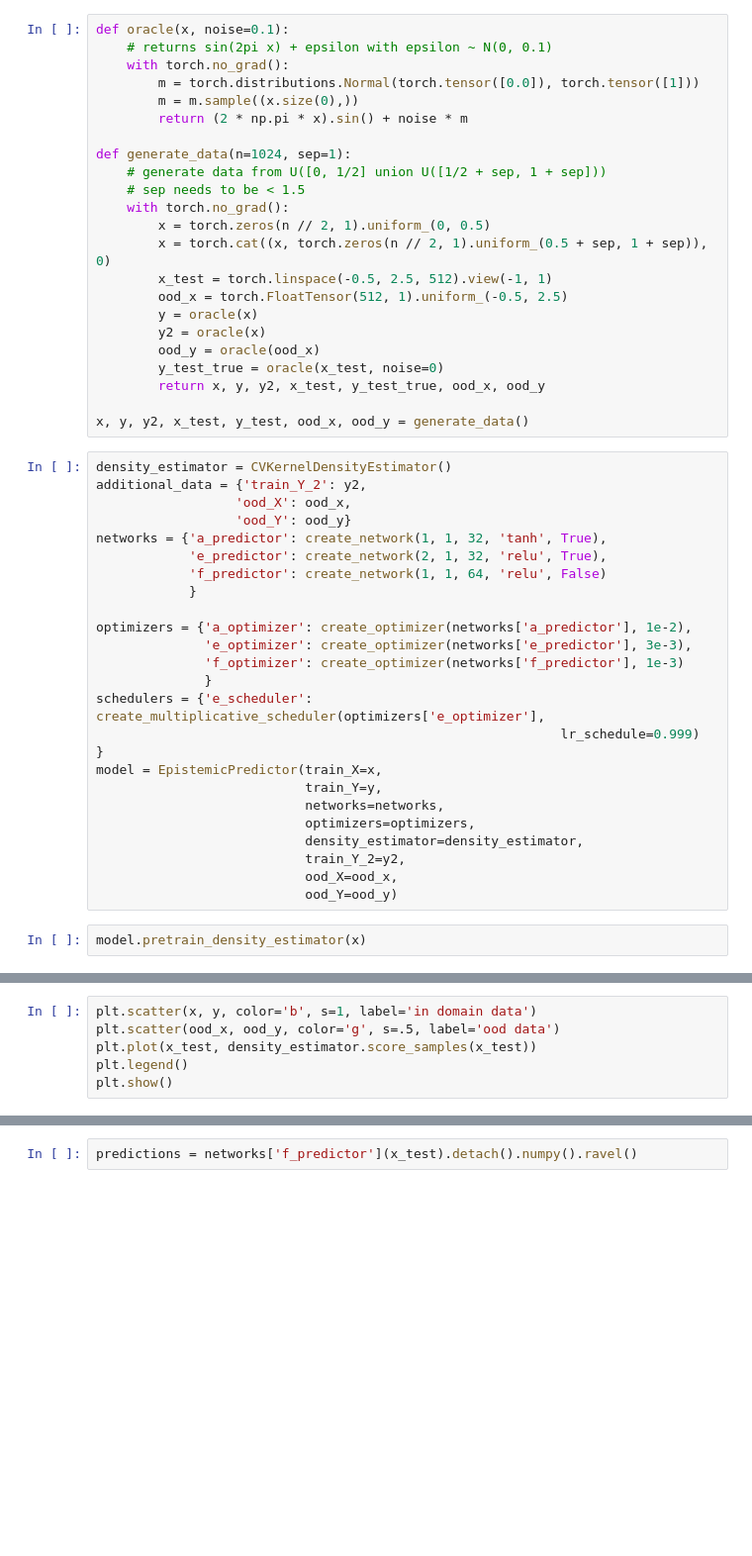
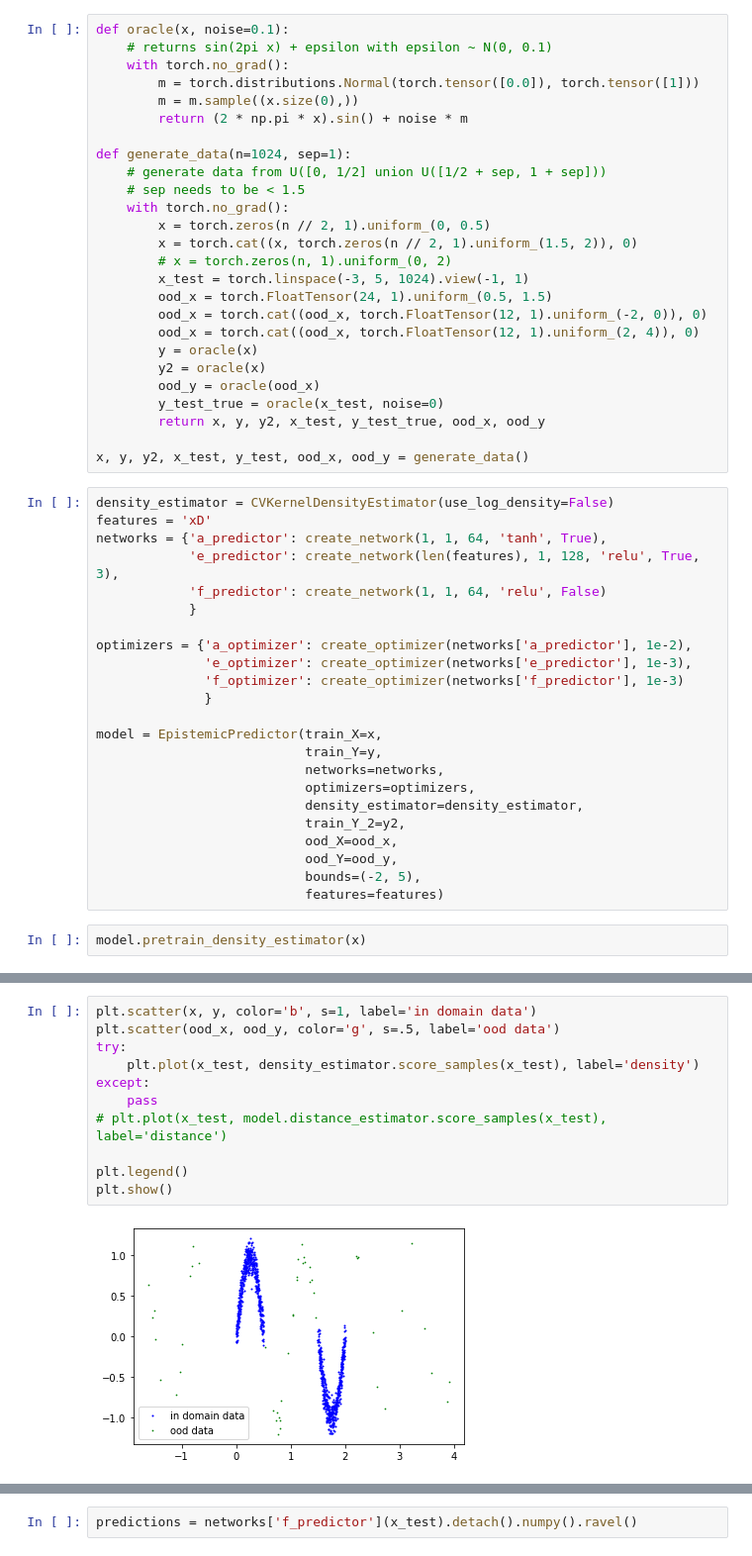
Before and after one commit to MJ10/DEUP, a Jupyter notebook: notebooks/uncertainty_estimation.ipynb, the cells around one changed output, grey strips where cells are left out. Shown at 99% size. Cells and saved outputs as stored; diff of their text form; blank space fills up the shorter version.

```diff
--- a/notebooks/uncertainty_estimation.ipynb
+++ b/notebooks/uncertainty_estimation.ipynb
@@ -20,9 +26,12 @@ def generate_data(n=1024, sep=1):
     # sep needs to be < 1.5
     with torch.no_grad():
         x = torch.zeros(n // 2, 1).uniform_(0, 0.5)
-        x = torch.cat((x, torch.zeros(n // 2, 1).uniform_(0.5 + sep, 1 + sep)), 0)
-        x_test = torch.linspace(-0.5, 2.5, 512).view(-1, 1)
-        ood_x = torch.FloatTensor(512, 1).uniform_(-0.5, 2.5)
+        x = torch.cat((x, torch.zeros(n // 2, 1).uniform_(1.5, 2)), 0)
+        # x = torch.zeros(n, 1).uniform_(0, 2)
+        x_test = torch.linspace(-3, 5, 1024).view(-1, 1)
+        ood_x = torch.FloatTensor(24, 1).uniform_(0.5, 1.5)
+        ood_x = torch.cat((ood_x, torch.FloatTensor(12, 1).uniform_(-2, 0)), 0)
+        ood_x = torch.cat((ood_x, torch.FloatTensor(12, 1).uniform_(2, 4)), 0)
         y = oracle(x)
         y2 = oracle(x)
         ood_y = oracle(ood_x)
@@ -31,22 +40,18 @@ def generate_data(n=1024, sep=1):
 
 x, y, y2, x_test, y_test, ood_x, ood_y = generate_data()
 # %%
-density_estimator = CVKernelDensityEstimator()
-additional_data = {'train_Y_2': y2,
-                  'ood_X': ood_x,
-                  'ood_Y': ood_y}
-networks = {'a_predictor': create_network(1, 1, 32, 'tanh', True),
-            'e_predictor': create_network(2, 1, 32, 'relu', True),
+density_estimator = CVKernelDensityEstimator(use_log_density=False)
+features = 'xD'
+networks = {'a_predictor': create_network(1, 1, 64, 'tanh', True),
+            'e_predictor': create_network(len(features), 1, 128, 'relu', True, 3),
             'f_predictor': create_network(1, 1, 64, 'relu', False)
             }
 
 optimizers = {'a_optimizer': create_optimizer(networks['a_predictor'], 1e-2),
-              'e_optimizer': create_optimizer(networks['e_predictor'], 3e-3),
+              'e_optimizer': create_optimizer(networks['e_predictor'], 1e-3),
               'f_optimizer': create_optimizer(networks['f_predictor'], 1e-3)
               }
-schedulers = {'e_scheduler': create_multiplicative_scheduler(optimizers['e_optimizer'],
-                                                            lr_schedule=0.999)
-}
+
 model = EpistemicPredictor(train_X=x,
                            train_Y=y,
                            networks=networks,
@@ -54,6 +59,8 @@ model = EpistemicPredictor(train_X=x,
                            density_estimator=density_estimator,
                            train_Y_2=y2,
                            ood_X=ood_x,
-                           ood_Y=ood_y)
+                           ood_Y=ood_y,
+                           bounds=(-2, 5),
+                           features=features)
 # %%
 model.pretrain_density_estimator(x)
@@ -60,7 +77,14 @@ model.pretrain_density_estimator(x)
 # %%
 plt.scatter(x, y, color='b', s=1, label='in domain data')
 plt.scatter(ood_x, ood_y, color='g', s=.5, label='ood data')
-plt.plot(x_test, density_estimator.score_samples(x_test))
+try:
+    plt.plot(x_test, density_estimator.score_samples(x_test), label='density')
+except:
+    pass
+# plt.plot(x_test, model.distance_estimator.score_samples(x_test), label='distance')
+
 plt.legend()
 plt.show()
+# %% [output]
+[figure, added]
 # %%
```
Also changed, not shown: parts of 10 cells of this notebook, 1 other file.
